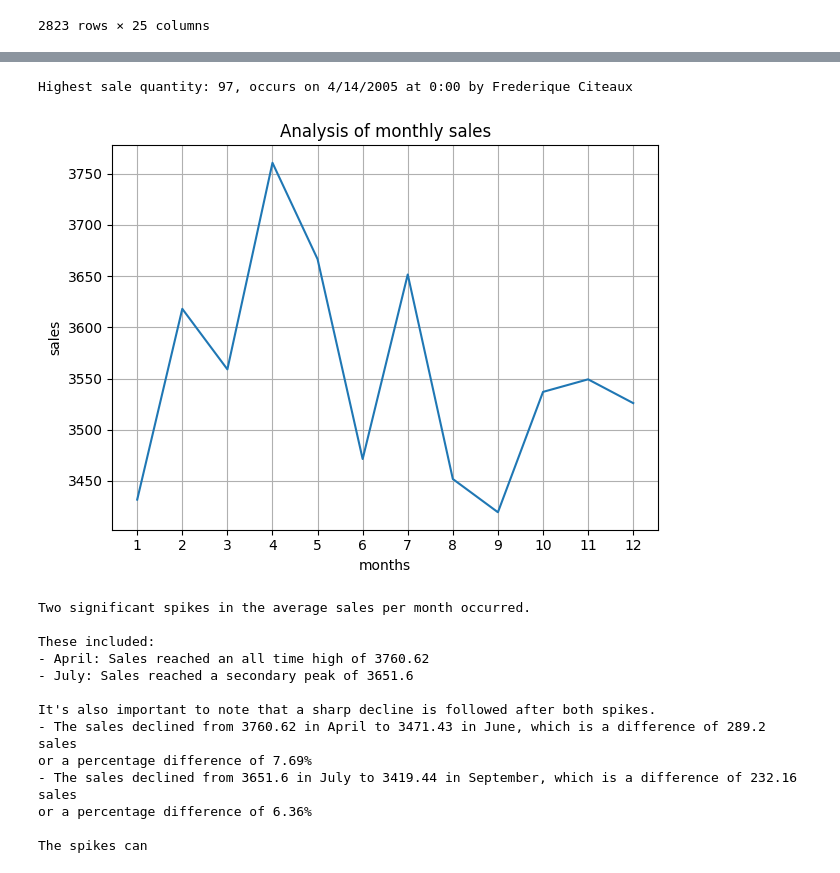
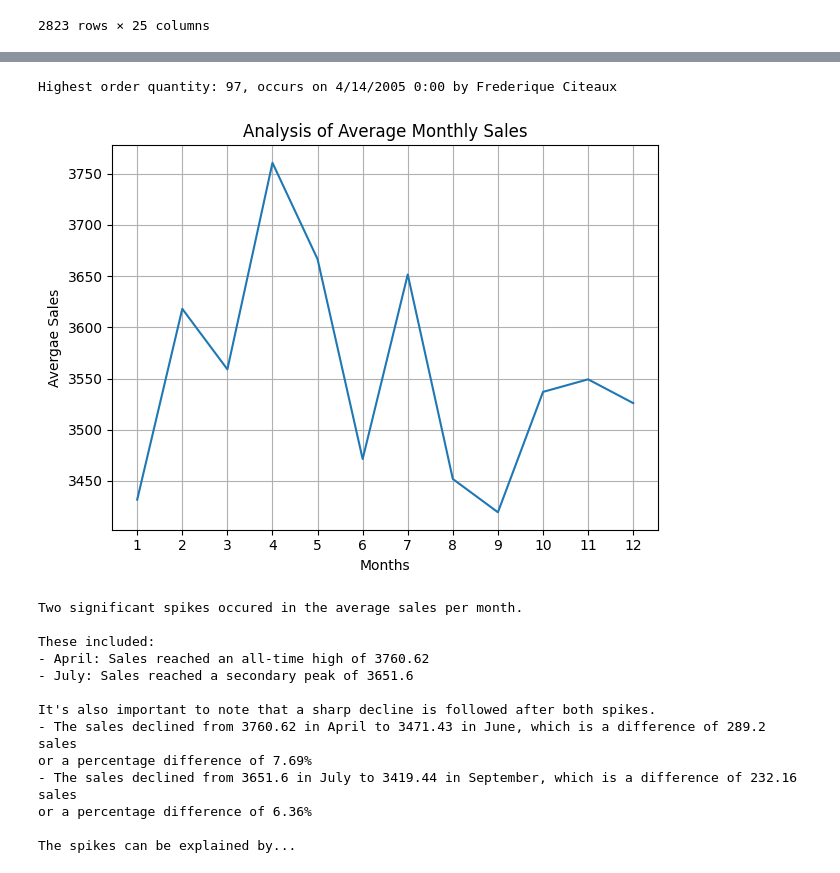
Before and after one commit to ydusf/sales-data-analysis, a Jupyter notebook: analysis/main.ipynb, the cells around one changed output, grey strips where cells are left out. Saved outputs shown, nothing was run; the diff lists cells and outputs as text; code cells hidden in the pictures.

```diff
--- a/analysis/main.ipynb
+++ b/analysis/main.ipynb
@@ -28,57 +65,56 @@ max_quantity_index = np.argmax(all_order_quant.values)
 
 max_quantity = all_order_quant[max_quantity_index]
 
-max_quantity_date, max_quantity_time = sales_data_df.loc[max_quantity_index]['ORDERDATE'].split(' ')
+max_quantity_date = sales_data_df.loc[max_quantity_index]['ORDERDATE']
 
 max_quantity_fname, max_quantity_lname = sales_data_df.loc[max_quantity_index, ['CONTACTFIRSTNAME', 'CONTACTLASTNAME']].values
 
-print(f"Highest sale quantity: {max_quantity}, occurs on {max_quantity_date} at {max_quantity_time} by {max_quantity_fname} {max_quantity_lname}")
+print(f"Highest order quantity: {max_quantity}, occurs on {max_quantity_date} by {max_quantity_fname} {max_quantity_lname}")
 # %% [output]
-Highest sale quantity: 97, occurs on 4/14/2005 at 0:00 by Frederique Citeaux
+Highest order quantity: 97, occurs on 4/14/2005 0:00 by Frederique Citeaux
 # %%
-# Sales trend to analyse monthly sales
+# Sales trend to analyse average monthly sales
 
 all_sales = sales_data_df[['SALES', 'MONTH_ID']].sort_values('MONTH_ID')
 
 avg_monthly_sales = all_sales.groupby('MONTH_ID')['SALES'].mean()
 
 months, sales = avg_monthly_sales.index, avg_monthly_sales.values
 
+def percentage_difference(month1, month2):
+        return np.round(np.abs(month1-month2)/month1 * 100, 2)
+
+def numerical_difference(month1, month2):
+    return np.round(np.abs(month1-month2), 2)
+
 plt.plot(months, sales)
-plt.xlabel('months')
-plt.ylabel('sales')
-plt.title('Analysis of monthly sales')
+plt.xlabel('Months')
+plt.ylabel('Avergae Sales')
+plt.title('Analysis of Average Monthly Sales')
 plt.grid(True)
 plt.xticks(np.arange(min(months), max(months)+1, 1.0))
 plt.tight_layout()
 plt.show()
 
-print(f"""Two significant spikes in the average sales per month occurred.
+print(f"""Two significant spikes occured in the average sales per month.
 
 These included:
-- April: Sales reached an all time high of {np.round(sales[3], 2)}
+- April: Sales reached an all-time high of {np.round(sales[3], 2)}
 - July: Sales reached a secondary peak of {np.round(sales[6], 2)}\n""")
-
-def percentage_difference(month1, month2):
-    return np.round(np.abs(month1-month2)/month1 * 100, 2)
-
-def numerical_difference(month1, month2):
-    return np.round(np.abs(month1-month2), 2)
-
 
 print(f"""It's also important to note that a sharp decline is followed after both spikes.
 - The sales declined from {np.round(sales[3], 2)} in April to {np.round(sales[5], 2)} in June, which is a difference of {numerical_difference(sales[3], sales[5])} sales
 or a percentage difference of {percentage_difference(sales[3], sales[5])}%
 - The sales declined from {np.round(sales[6], 2)} in July to {np.round(sales[8], 2)} in September, which is a difference of {numerical_difference(sales[6], sales[8])} sales
 or a percentage difference of {percentage_difference(sales[6], sales[8])}%\n""")
 
-print("""The spikes can be explained by... """)
+print("The spikes can be explained by... ")
 # %% [output]
-[figure, old version]
+[figure, new version]
-Two significant spikes in the average sales per month occurred.
+Two significant spikes occured in the average sales per month.
 
 These included:
-- April: Sales reached an all time high of 3760.62
+- April: Sales reached an all-time high of 3760.62
 - July: Sales reached a secondary peak of 3651.6
 
 It's also important to note that a sharp decline is followed after both spikes.
@@ -87,4 +123,4 @@ or a percentage difference of 7.69%
 - The sales declined from 3651.6 in July to 3419.44 in September, which is a difference of 232.16 sales
 or a percentage difference of 6.36%
 
-The spikes can
+The spikes can be explained by...
```
Also changed, not shown: parts of 7 cells of this notebook.
